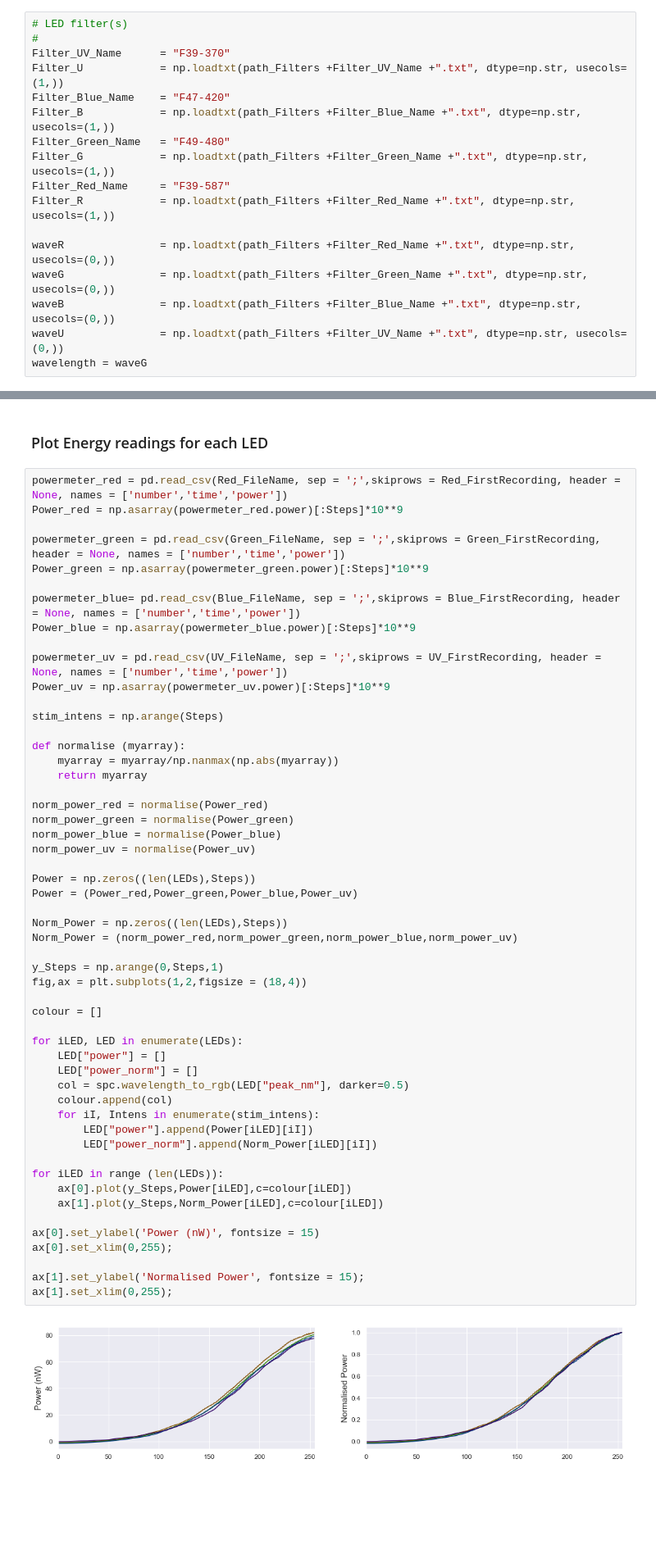
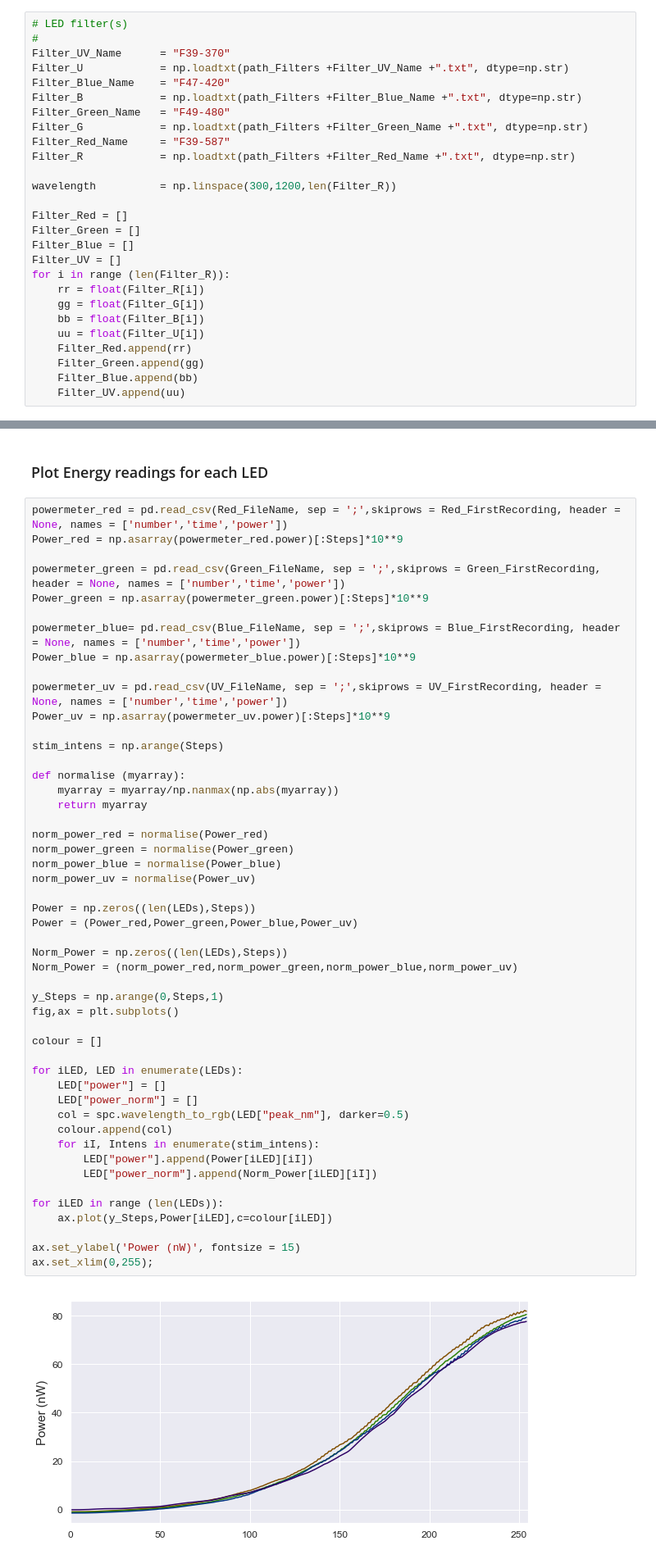
Before and after one commit to eulerlab/open-visual-stimulator, a Jupyter notebook: calibration_zebrafish/stimulator_calibration.ipynb, the cells around one changed output, grey strips where cells are left out. Shown at 82% size. Drawn from its saved outputs; the diff is of its cells as text; blank space fills up the shorter version.

```diff
--- a/calibration_zebrafish/stimulator_calibration.ipynb
+++ b/calibration_zebrafish/stimulator_calibration.ipynb
@@ -158,16 +158,26 @@ LED_UV     = np.interp(Wavelength,Wavelgth,LED_U)
 # LED filter(s)
 #
 Filter_UV_Name      = "F39-370"
-Filter_U            = np.loadtxt(path_Filters +Filter_UV_Name +".txt", dtype=np.str, usecols=(1,))
+Filter_U            = np.loadtxt(path_Filters +Filter_UV_Name +".txt", dtype=np.str)
 Filter_Blue_Name    = "F47-420"
-Filter_B            = np.loadtxt(path_Filters +Filter_Blue_Name +".txt", dtype=np.str, usecols=(1,))
+Filter_B            = np.loadtxt(path_Filters +Filter_Blue_Name +".txt", dtype=np.str)
 Filter_Green_Name   = "F49-480"
-Filter_G            = np.loadtxt(path_Filters +Filter_Green_Name +".txt", dtype=np.str, usecols=(1,))
+Filter_G            = np.loadtxt(path_Filters +Filter_Green_Name +".txt", dtype=np.str)
 Filter_Red_Name     = "F39-587"
-Filter_R            = np.loadtxt(path_Filters +Filter_Red_Name +".txt", dtype=np.str, usecols=(1,))
+Filter_R            = np.loadtxt(path_Filters +Filter_Red_Name +".txt", dtype=np.str)
 
-waveR               = np.loadtxt(path_Filters +Filter_Red_Name +".txt", dtype=np.str, usecols=(0,))
-waveG               = np.loadtxt(path_Filters +Filter_Green_Name +".txt", dtype=np.str, usecols=(0,))
-waveB               = np.loadtxt(path_Filters +Filter_Blue_Name +".txt", dtype=np.str, usecols=(0,))
-waveU               = np.loadtxt(path_Filters +Filter_UV_Name +".txt", dtype=np.str, usecols=(0,))
-wavelength = waveG
+wavelength          = np.linspace(300,1200,len(Filter_R))
+
+Filter_Red = []
+Filter_Green = []
+Filter_Blue = []
+Filter_UV = []
+for i in range (len(Filter_R)):
+    rr = float(Filter_R[i])
+    gg = float(Filter_G[i])
+    bb = float(Filter_B[i])
+    uu = float(Filter_U[i])
+    Filter_Red.append(rr)
+    Filter_Green.append(gg)
+    Filter_Blue.append(bb)
+    Filter_UV.append(uu)
@@ -347,42 +300,38 @@ def normalise (myarray):
     myarray = myarray/np.nanmax(np.abs(myarray))
     return myarray
 
 norm_power_red = normalise(Power_red)
 norm_power_green = normalise(Power_green)
 norm_power_blue = normalise(Power_blue)
 norm_power_uv = normalise(Power_uv)
 
 Power = np.zeros((len(LEDs),Steps))
 Power = (Power_red,Power_green,Power_blue,Power_uv)
 
 Norm_Power = np.zeros((len(LEDs),Steps))
 Norm_Power = (norm_power_red,norm_power_green,norm_power_blue,norm_power_uv)
 
 y_Steps = np.arange(0,Steps,1)
-fig,ax = plt.subplots(1,2,figsize = (18,4))
+fig,ax = plt.subplots()
 
 colour = []
 
 for iLED, LED in enumerate(LEDs):
     LED["power"] = []
     LED["power_norm"] = []
     col = spc.wavelength_to_rgb(LED["peak_nm"], darker=0.5)
     colour.append(col)
     for iI, Intens in enumerate(stim_intens):
         LED["power"].append(Power[iLED][iI])
         LED["power_norm"].append(Norm_Power[iLED][iI])
 
 for iLED in range (len(LEDs)):
-    ax[0].plot(y_Steps,Power[iLED],c=colour[iLED])
-    ax[1].plot(y_Steps,Norm_Power[iLED],c=colour[iLED])
+    ax.plot(y_Steps,Power[iLED],c=colour[iLED])
 
-ax[0].set_ylabel('Power (nW)', fontsize = 15)
-ax[0].set_xlim(0,255);
-
-ax[1].set_ylabel('Normalised Power', fontsize = 15);
-ax[1].set_xlim(0,255);
+ax.set_ylabel('Power (nW)', fontsize = 15)
+ax.set_xlim(0,255);
 # %% [output]
-[figure, old version]
+[figure, new version]
 # %% [markdown]
 
 ### Define measurement parameters
```
Also changed, not shown: parts of 32 cells of this notebook, 6 other files.
